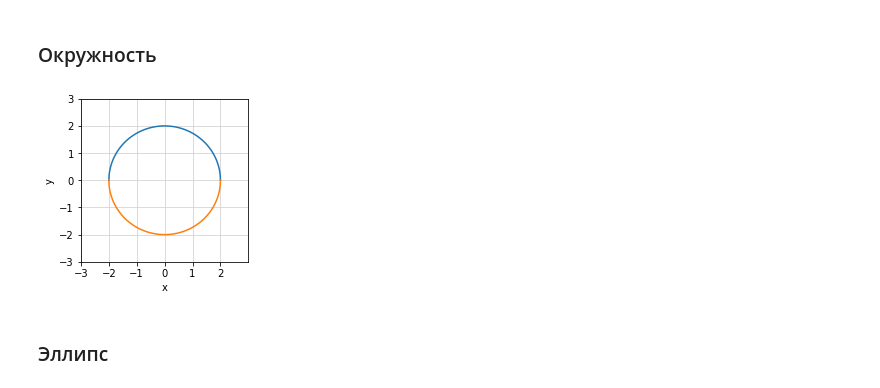
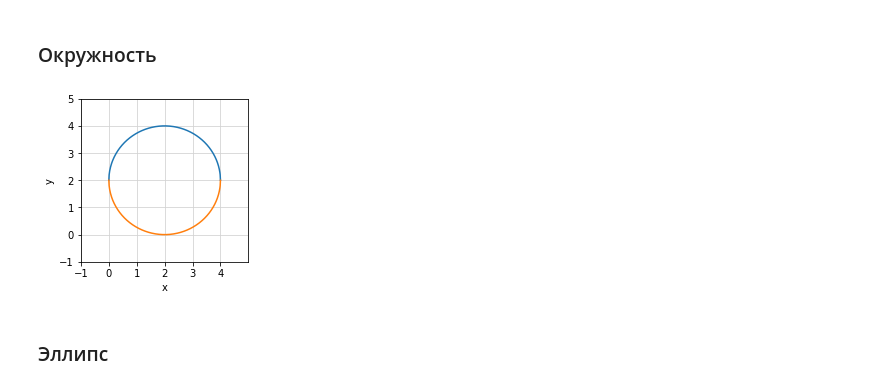
Before and after one commit to VitalyGladyshev/Math_Ess, a Jupyter notebook: ДЗ_03_ГладышевВВ.ipynb, the cells around one changed output. Drawn from its saved outputs; the diff is of its cells as text; code cells hidden in the pictures.

```diff
--- a/ДЗ_03_ГладышевВВ.ipynb
+++ b/ДЗ_03_ГладышевВВ.ipynb
@@ -89,26 +89,26 @@ plt.show()
 ### Окружность
 # %%
 rcParams["figure.figsize"] = 3, 3
-plt.axis([-3, 3, -3, 3])
-pylab.xticks(range(-3,3))
+plt.axis([-1, 5, -1, 5])
+pylab.xticks(range(-1,5))
 plt.grid(color="lightgrey")
 
 x = []
 y1 = []
 y2 = []
 r = 2
 for i in range (-200, 201):
     x_tmp = i/100
-    x.append(x_tmp)
-    y1.append(r*math.sqrt(r**2-x_tmp**2)/r)
-    y2.append(-r*math.sqrt(r**2-x_tmp**2)/r)
+    y1.append(math.sqrt(r**2-x_tmp**2)+2)
+    y2.append(-1*math.sqrt(r**2-x_tmp**2)+2)
+    x.append(x_tmp+2)
 plt.plot(x,y1)
 plt.plot(x,y2)
 plt.xlabel("x")
 plt.ylabel("y")
 plt.show()
 # %% [output]
-[figure, old version]
+[figure, new version]
 # %% [markdown]
 ### Эллипс
 # %%
```
Also changed, not shown: parts of 6 cells of this notebook.
